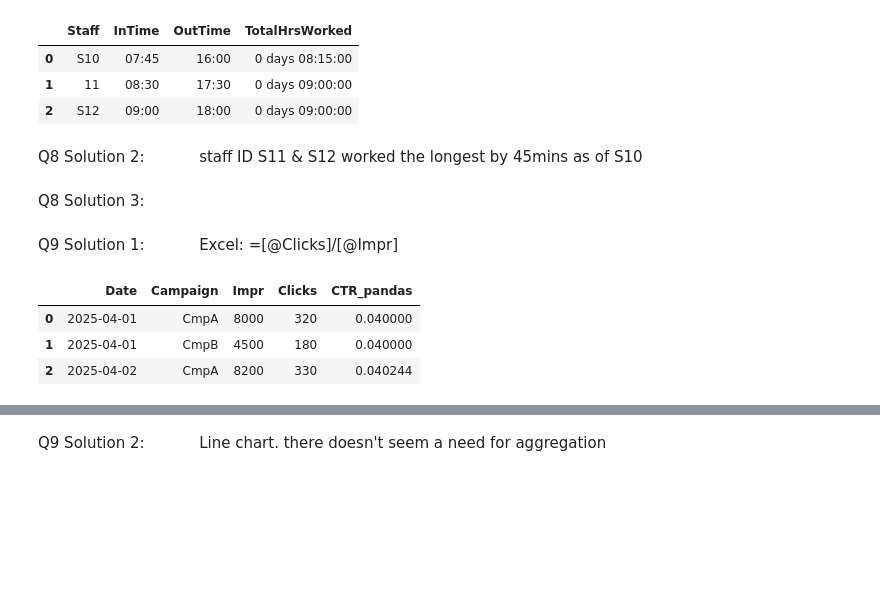
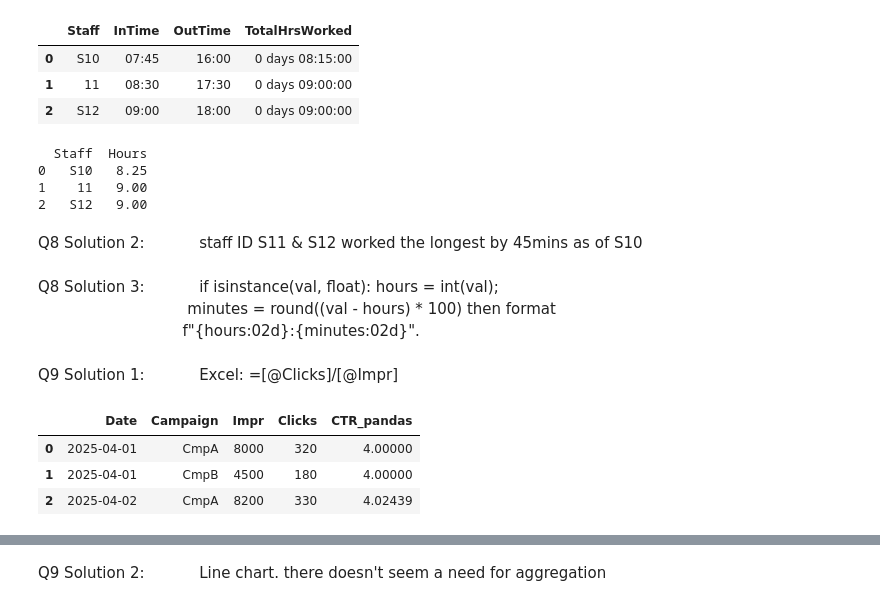
Before and after one commit to Vaishnavi-Gajinkar/Codingwise, a Jupyter notebook: Assesments/test2.ipynb, the cells around one changed output, grey strips where cells are left out. Saved outputs shown, nothing was run; the diff lists cells and outputs as text; code cells hidden in the pictures; blank space fills up the shorter version.

```diff
--- a/Assesments/test2.ipynb
+++ b/Assesments/test2.ipynb
@@ -190,20 +197,32 @@ df
 | 0 | S10 | 07:45 | 16:00 | 0 days 08:15:00 |
 | 1 | 11 | 08:30 | 17:30 | 0 days 09:00:00 |
 | 2 | S12 | 09:00 | 18:00 | 0 days 09:00:00 |
+# %%
+df['In'] = pd.to_datetime(df['InTime'], format='%H:%M')                                         # optimal solution
+df['Out'] = pd.to_datetime(df['OutTime'], format='%H:%M')
+df['Hours'] = (df['Out'] - df['In']).dt.total_seconds() / 3600
+print(df[['Staff','Hours']])
+# %% [output]
+  Staff  Hours
+0   S10   8.25
+1    11   9.00
+2   S12   9.00
 # %% [markdown]
 Q8 Solution 2: &emsp;&emsp;&emsp; staff ID S11 & S12 worked the longest by 45mins as of S10
-# %% [markdown]
-Q8 Solution 3: &emsp;&emsp;&emsp;
+# %% [markdown]
+Q8 Solution 3: &emsp;&emsp;&emsp; if isinstance(val, float): hours = int(val);<br>
+&emsp;&emsp;&emsp; &emsp;&emsp;&emsp; &emsp;&emsp;&emsp; minutes = round((val - hours) * 100) then format<br>
+&emsp;&emsp;&emsp; &emsp;&emsp;&emsp;&emsp;&emsp;&emsp;  f"{hours:02d}:{minutes:02d}".
 # %% [markdown]
 Q9 Solution 1: &emsp;&emsp;&emsp; Excel: =[@Clicks]/[@Impr]
 # %%
 campreach_df = pd.read_excel(r"C:\Users\Lenovo\OneDrive\Documents\Tests\test.xlsx", sheet_name="T2Q9")          # installed dependency pip3 install openpyxl
 campreach_df.drop('CTR', axis=1, inplace=True)
 
-campreach_df['CTR_pandas'] = campreach_df['Clicks']/campreach_df['Impr']
+campreach_df['CTR_pandas'] = campreach_df['Clicks']/campreach_df['Impr']*100
 campreach_df
 # %% [output]
 |  | Date | Campaign | Impr | Clicks | CTR_pandas |
-| 0 | 2025-04-01 | CmpA | 8000 | 320 | 0.040000 |
-| 1 | 2025-04-01 | CmpB | 4500 | 180 | 0.040000 |
-| 2 | 2025-04-02 | CmpA | 8200 | 330 | 0.040244 |
+| 0 | 2025-04-01 | CmpA | 8000 | 320 | 4.00000 |
+| 1 | 2025-04-01 | CmpB | 4500 | 180 | 4.00000 |
+| 2 | 2025-04-02 | CmpA | 8200 | 330 | 4.02439 |
```
Also changed, not shown: parts of 6 cells of this notebook.
